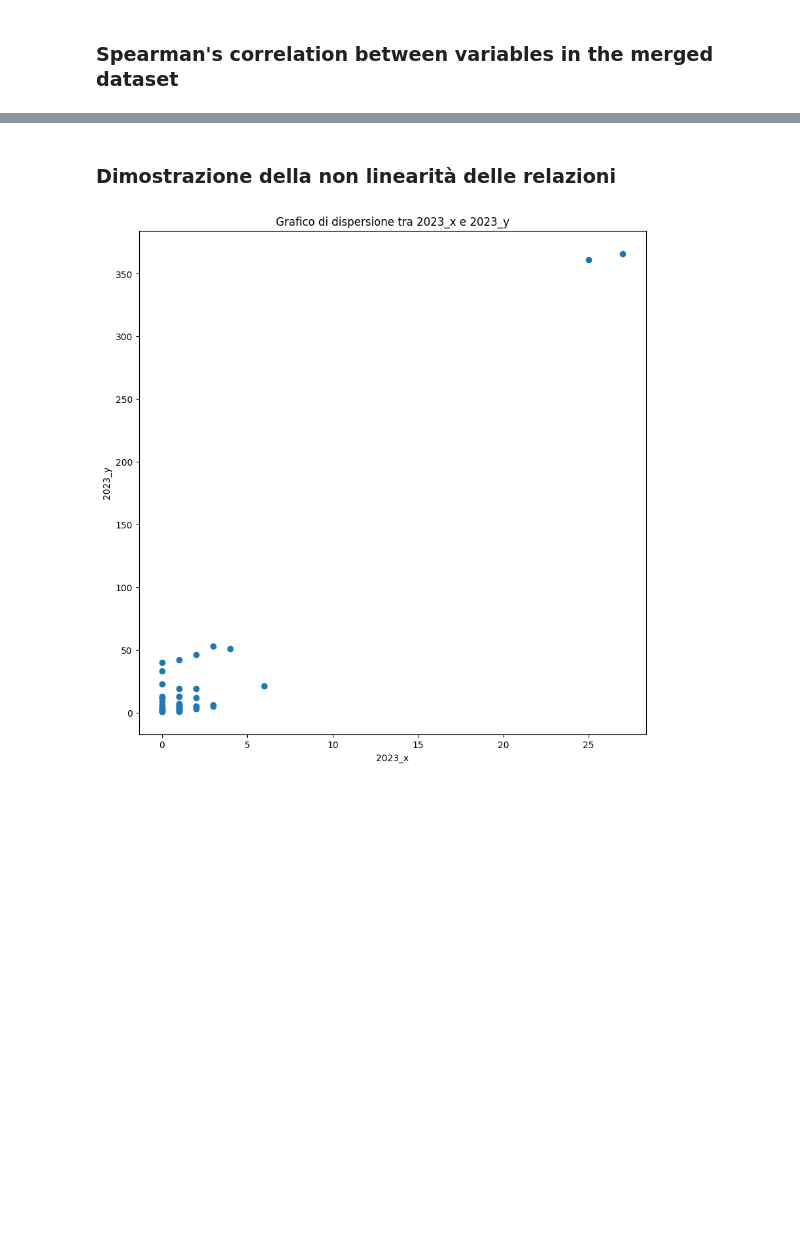
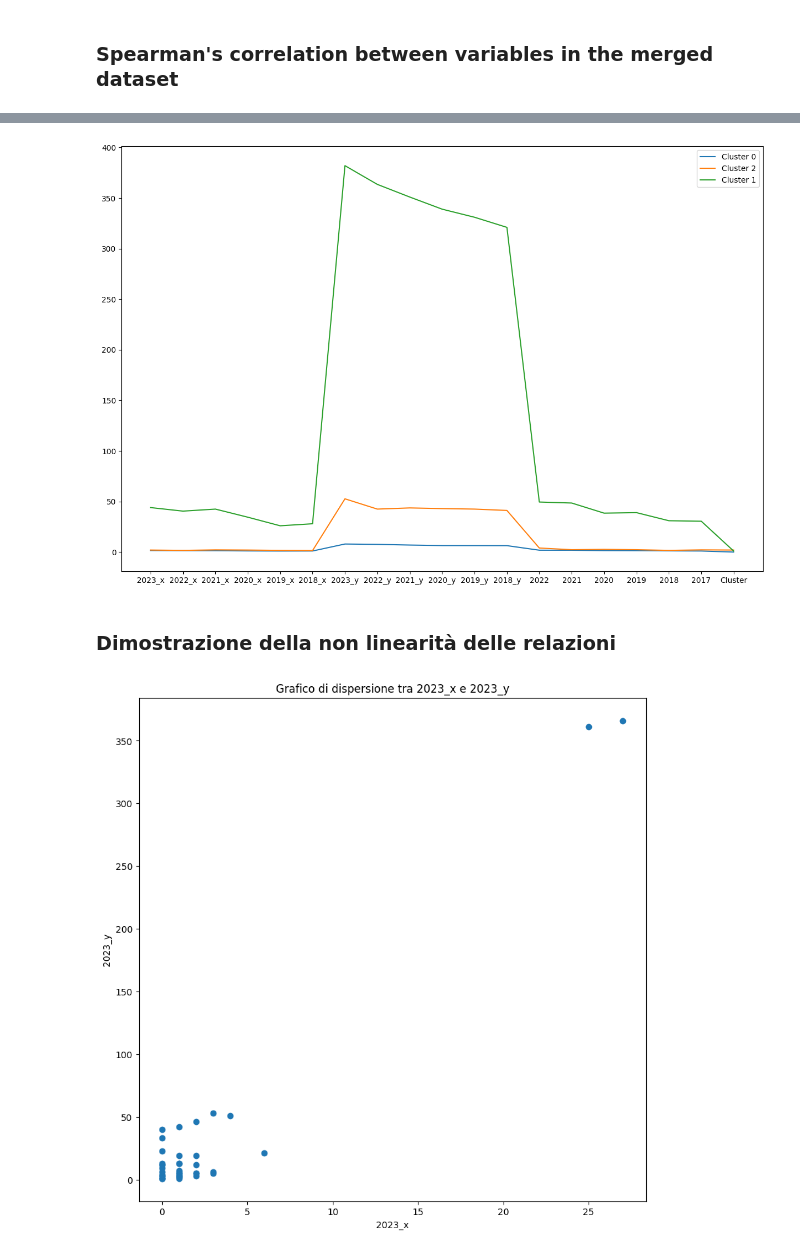
Before and after one commit to alicepicco333/wipEU, a Jupyter notebook: technical_analysis/geomashup.ipynb, the cells around one changed output, grey strips where cells are left out. Saved outputs shown, nothing was run; the diff lists cells and outputs as text; code cells hidden in the pictures; blank space fills up the shorter version.

```diff
--- a/technical_analysis/geomashup.ipynb
+++ b/technical_analysis/geomashup.ipynb
@@ -283,3 +372,24 @@ spearman_corr
+# %%
+plt.figure(figsize=(15, 10))
+
+# Crea un grafico lineare per ciascun cluster
+for cluster in merged_df_final['Cluster'].unique():
+    # Seleziona solo le righe per questo cluster
+    cluster_data = merged_df_final[merged_df_final['Cluster'] == cluster]
+
+    # Calcola la media del numero di donne in ruoli influenti per ciascun anno
+    means = cluster_data.mean()
+
+    # Crea un grafico lineare delle medie
+    plt.plot(means.index, means.values, label=f'Cluster {cluster}')
+
+# Aggiungi una legenda
+plt.legend()
+
+# Mostra il grafico
+plt.show()
+# %% [output]
+[figure, added]
 # %% [markdown]
 ### Dimostrazione della non linearità delle relazioni
 # %%
```
Also changed, not shown: parts of 30 cells of this notebook, 1 other file.
